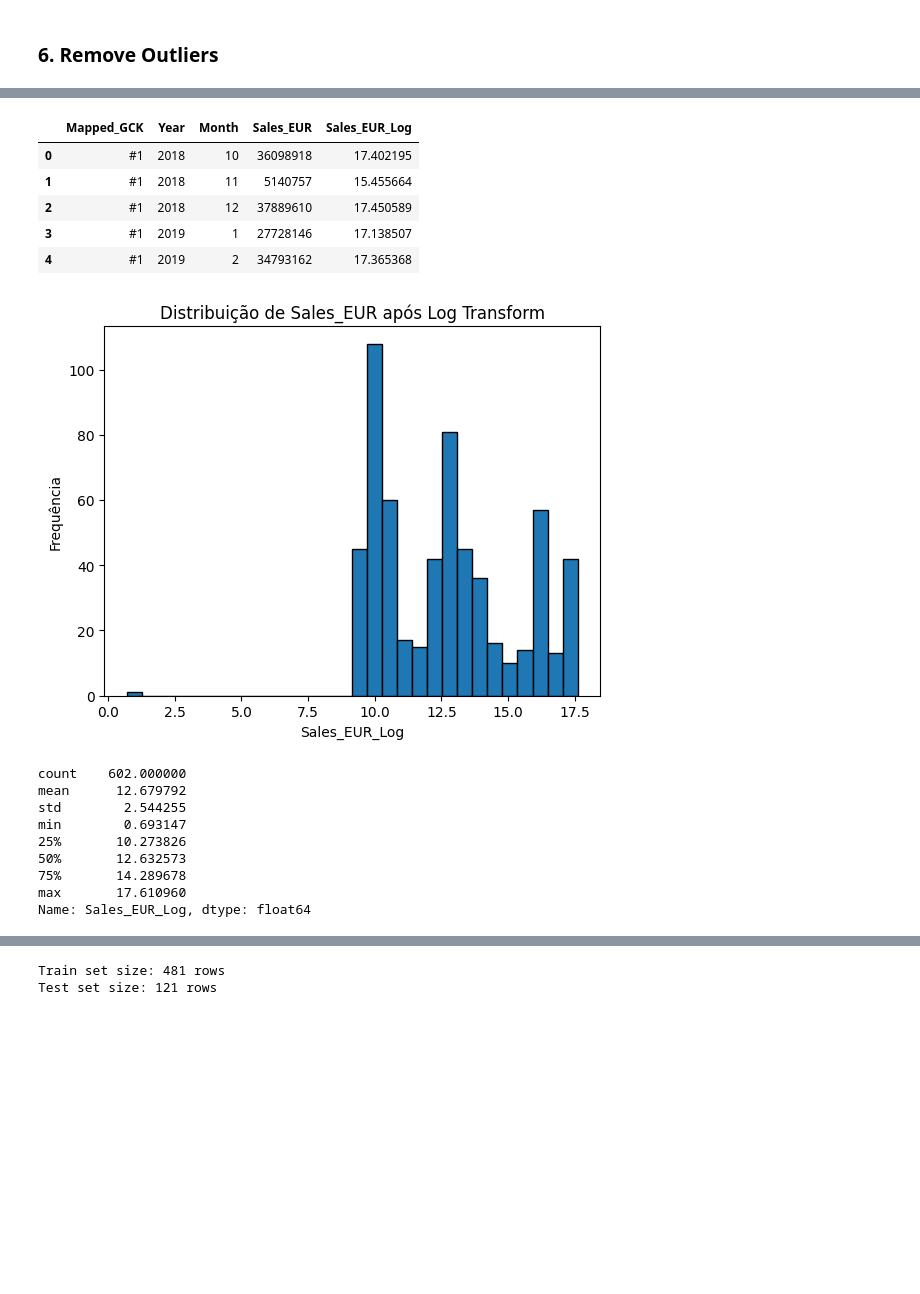
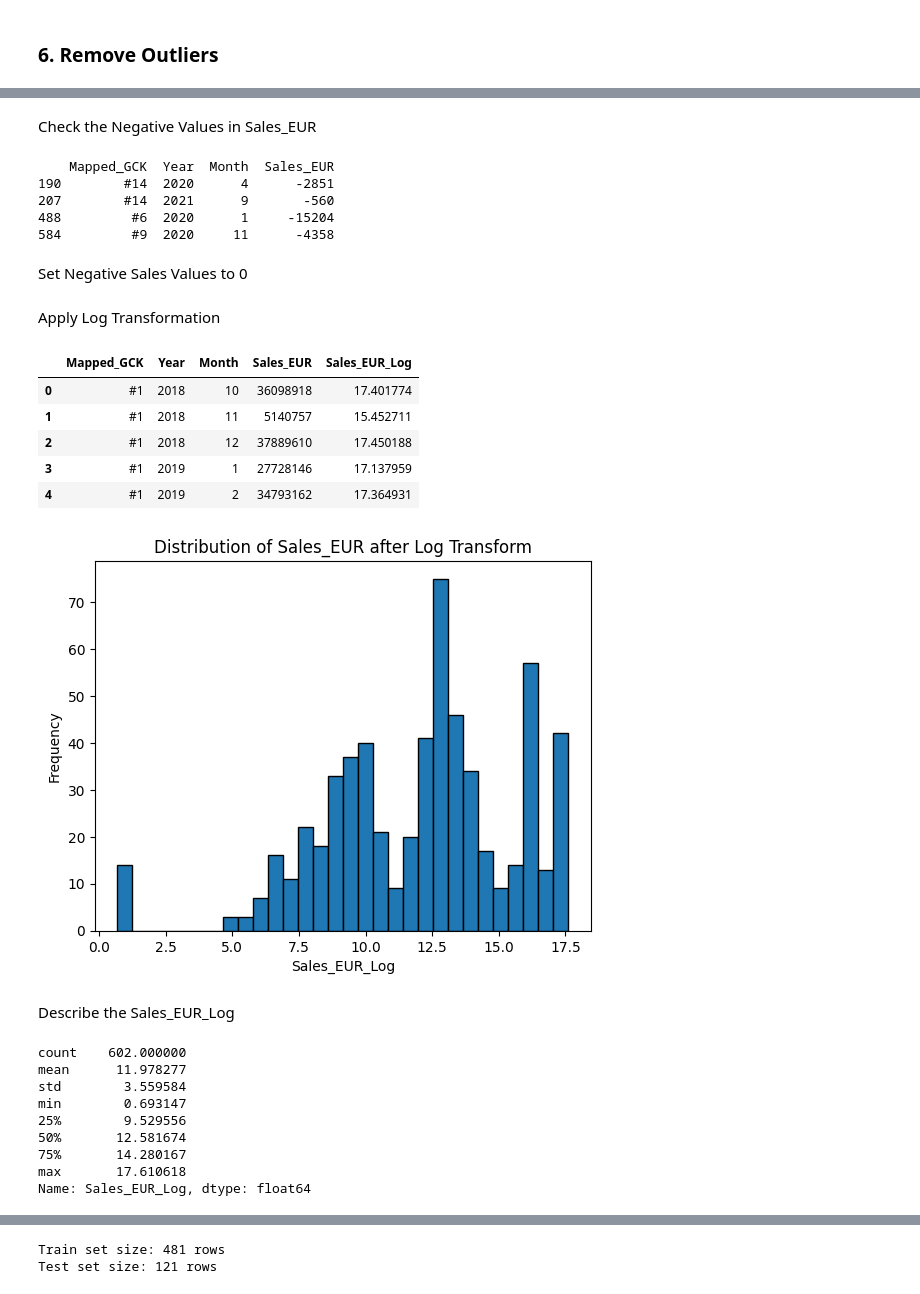
Before and after one commit to gugaaa1904/BC, a Jupyter notebook: Case 2.ipynb, the cells around one changed output, grey strips where cells are left out. Saved outputs shown, nothing was run; the diff lists cells and outputs as text; code cells hidden in the pictures; blank space fills up the shorter version.

```diff
--- a/Case 2.ipynb
+++ b/Case 2.ipynb
@@ -537,38 +560,51 @@ print(monthly_sales_data)
+# %% [markdown]
+Check the Negative Values in Sales_EUR
+# %%
+negative_values = monthly_sales_data[monthly_sales_data["Sales_EUR"] < 0]
+print(negative_values)
+# %% [output]
+    Mapped_GCK  Year  Month  Sales_EUR
+190        #14  2020      4      -2851
+207        #14  2021      9       -560
+488         #6  2020      1     -15204
+584         #9  2020     11      -4358
+# %% [markdown]
+Set Negative Sales Values to 0
+# %%
+monthly_sales_data["Sales_EUR"] = monthly_sales_data["Sales_EUR"].clip(lower=0)
+# %% [markdown]
+Apply Log Transformation
 # %%
-# Define a small epsilon to shift all values above zero
-epsilon = abs(monthly_sales_data["Sales_EUR"].min()) + 1  # Ensures all values are positive
-
-# Apply log transformation
+epsilon = abs(monthly_sales_data["Sales_EUR"].min()) + 1
 monthly_sales_data["Sales_EUR_Log"] = np.log1p(monthly_sales_data["Sales_EUR"] + epsilon)
 
-# Display the updated dataframe
 monthly_sales_data.head()
 # %% [output]
 |  | Mapped_GCK | Year | Month | Sales_EUR | Sales_EUR_Log |
-| 0 | #1 | 2018 | 10 | 36098918 | 17.402195 |
-| 1 | #1 | 2018 | 11 | 5140757 | 15.455664 |
-| 2 | #1 | 2018 | 12 | 37889610 | 17.450589 |
-| 3 | #1 | 2019 | 1 | 27728146 | 17.138507 |
-| 4 | #1 | 2019 | 2 | 34793162 | 17.365368 |
+| 0 | #1 | 2018 | 10 | 36098918 | 17.401774 |
+| 1 | #1 | 2018 | 11 | 5140757 | 15.452711 |
+| 2 | #1 | 2018 | 12 | 37889610 | 17.450188 |
+| 3 | #1 | 2019 | 1 | 27728146 | 17.137959 |
+| 4 | #1 | 2019 | 2 | 34793162 | 17.364931 |
 # %%
-import matplotlib.pyplot as plt
-
 plt.hist(monthly_sales_data["Sales_EUR_Log"], bins=30, edgecolor="black")
-plt.title("Distribuição de Sales_EUR após Log Transform")
+plt.title("Distribution of Sales_EUR after Log Transform")
 plt.xlabel("Sales_EUR_Log")
-plt.ylabel("Frequência")
+plt.ylabel("Frequency")
 plt.show()
 # %% [output]
-[figure, old version]
+[figure, new version]
+# %% [markdown]
+Describe the Sales_EUR_Log
 # %%
 print(monthly_sales_data["Sales_EUR_Log"].describe())
 # %% [output]
 count    602.000000
-mean      12.679792
-std        2.544255
+mean      11.978277
+std        3.559584
 min        0.693147
-25%       10.273826
-50%       12.632573
-75%       14.289678
-max       17.610960
+25%        9.529556
+50%       12.581674
+75%       14.280167
+max       17.610618
 Name: Sales_EUR_Log, dtype: float64
```
Also changed, not shown: parts of 29 cells of this notebook.
